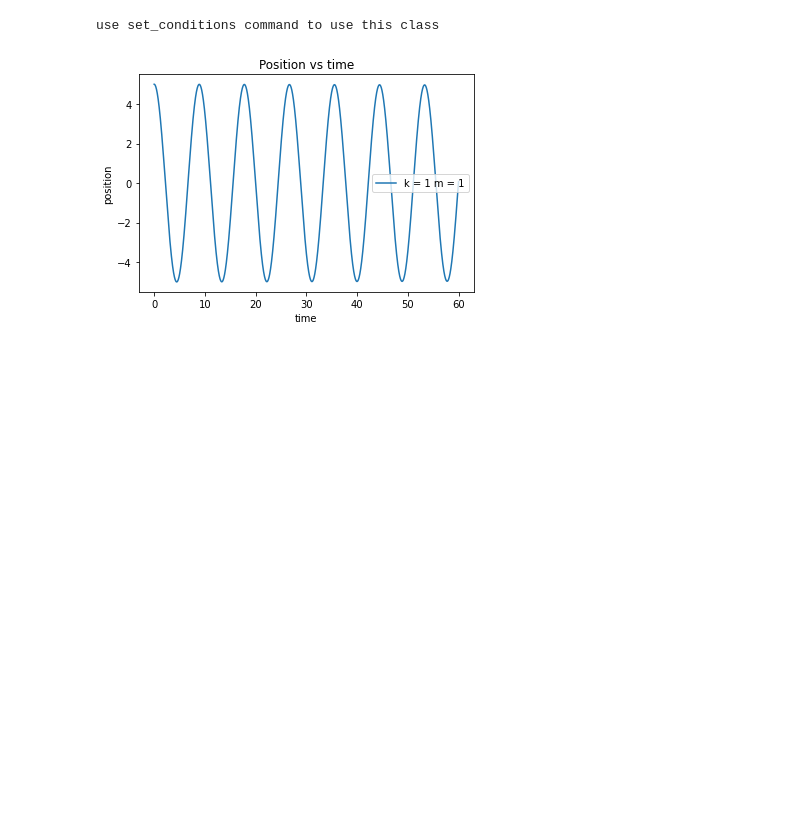
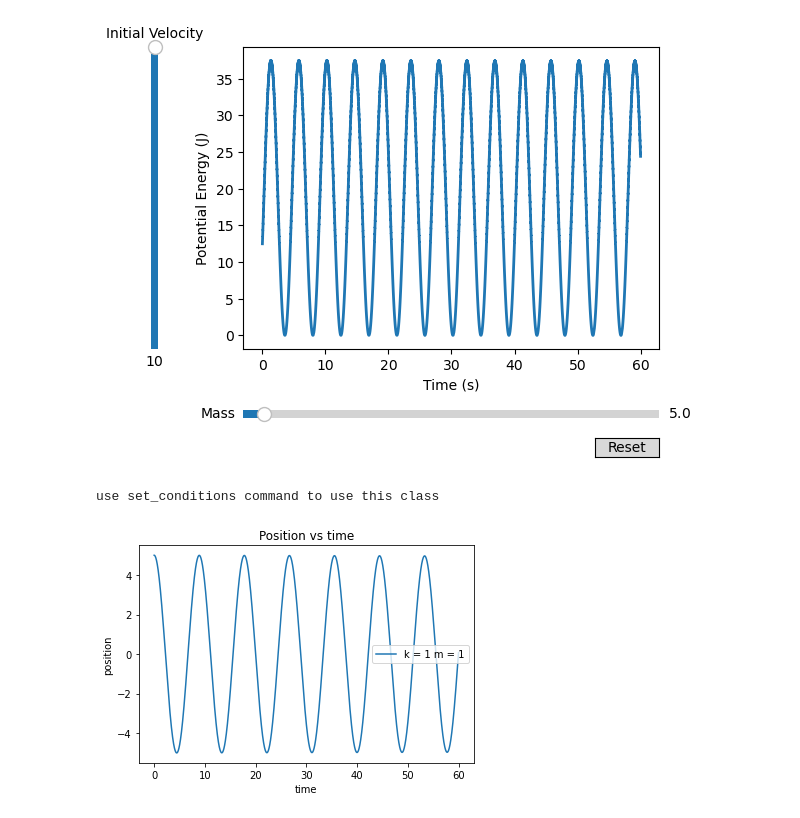
Before and after one commit to Taylor2718/CodingTutorials, a Jupyter notebook: SHO.1.2.1.ipynb, the cells around one changed output. Saved outputs shown, nothing was run; the diff lists cells and outputs as text; code cells hidden in the pictures; blank space fills up the shorter version.

```diff
--- a/SHO.1.2.1.ipynb
+++ b/SHO.1.2.1.ipynb
@@ -127,35 +147,42 @@ mass_slider = Slider(
 )
 
 axmass = fig.add_axes([0.1, 0.25, 0.0225, 0.63])
 vel_slider = Slider(
     ax=axmass,
     label="Initial Velocity",
     valmin=0,
     valmax=10,
     valinit=10,
     orientation="vertical"
 )
 def update(val):
+    """Function to adjust the data of the graph from a slider input
+
+    Args:
+        val (Slider object): Slider for the velocity and mass
+    """
     line.set_ydata(energy(5, vel_slider.val, 600000, 0.0001, mass_slider.val, 1)[1])
     fig.canvas.draw_idle()
 
 vel_slider.on_changed(update)
 mass_slider.on_changed(update)
 
 resetax = fig.add_axes([0.8, 0.025, 0.1, 0.04])
 button = Button(resetax, 'Reset', hovercolor='0.975')
 
 fig.subplots_adjust(left=0.25, bottom=0.25)
 
 def reset(event):
     vel_slider.reset()
     mass_slider.reset()
 
 button.on_clicked(reset)
-ax.xlabel("Time (s)")
-ax.ylabel("Potential Energy (J)")
+ax.set_xlabel("Time (s)")
+ax.set_ylabel("Potential Energy (J)")
 
 plt.show()
+# %% [output]
+[figure, added]
 # %%
 # doing some iterations to test different m & k values
 
```
Also changed, not shown: parts of 2 cells of this notebook.
